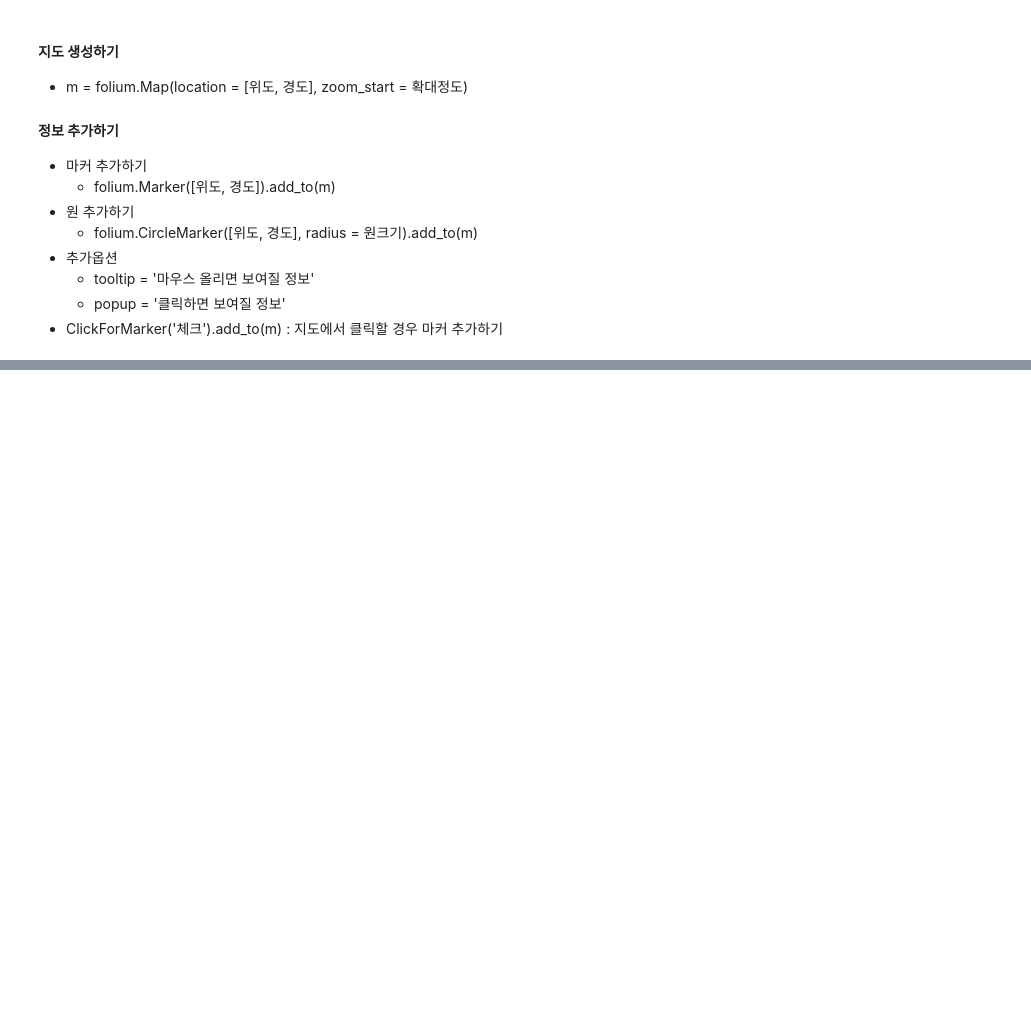
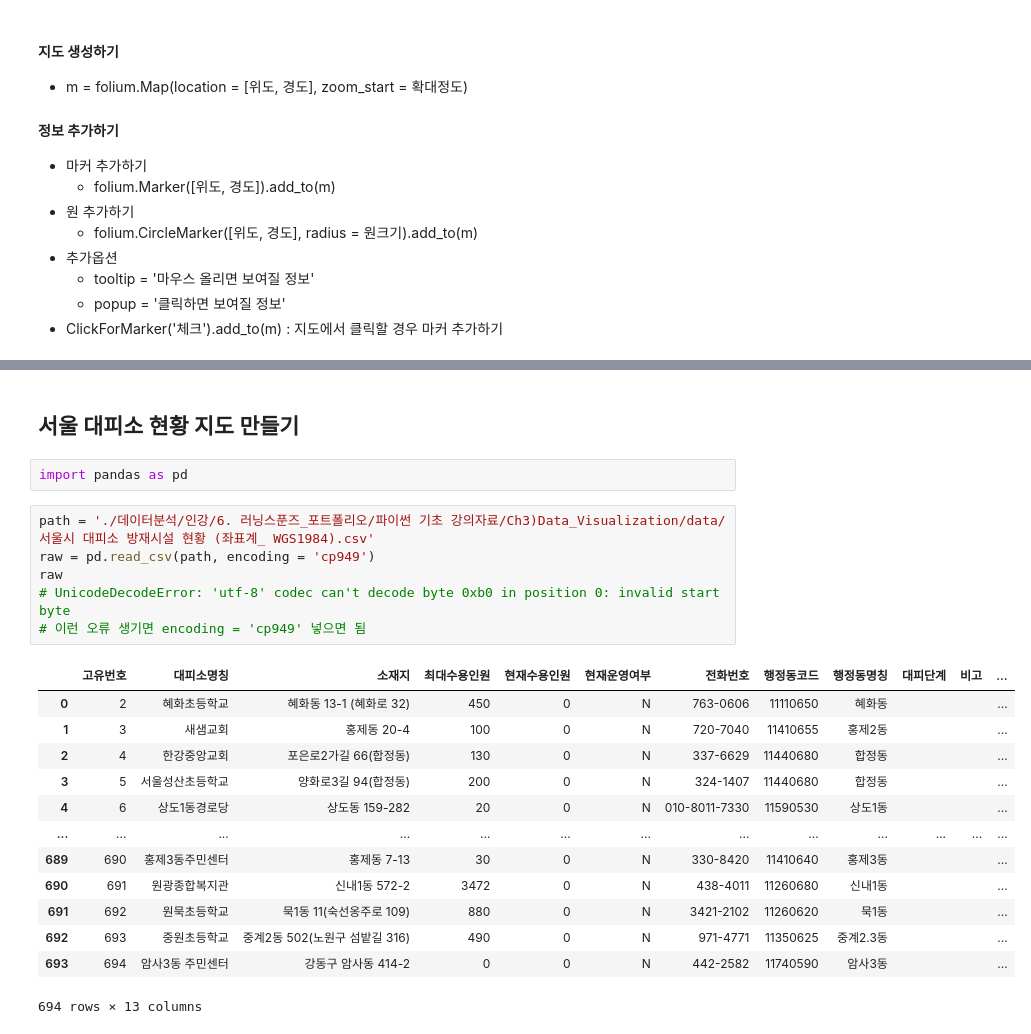
Before and after one commit to psuny1116/python-, a Jupyter notebook: Geo_visualization.ipynb, the cells around one changed output, grey strips where cells are left out. Saved outputs shown, nothing was run; the diff lists cells and outputs as text; blank space fills up the shorter version.

```diff
--- a/Geo_visualization.ipynb
+++ b/Geo_visualization.ipynb
@@ -65,0 +89,24 @@ m
+# %% [markdown]
+## 서울 대피소 현황 지도 만들기
+# %%
+import pandas as pd
+# %%
+path = './데이터분석/인강/6. 러닝스푼즈_포트폴리오/파이썬 기초 강의자료/Ch3)Data_Visualization/data/서울시 대피소 방재시설 현황 (좌표계_ WGS1984).csv'
+raw = pd.read_csv(path, encoding = 'cp949')
+raw
+# UnicodeDecodeError: 'utf-8' codec can't decode byte 0xb0 in position 0: invalid start byte
+# 이런 오류 생기면 encoding = 'cp949' 넣으면 됨
+# %% [output]
+|  | 고유번호 | 대피소명칭 | 소재지 | 최대수용인원 | 현재수용인원 | 현재운영여부 | 전화번호 | 행정동코드 | 행정동명칭 | 대피단계 | 비고 | ... |
+| 0 | 2 | 혜화초등학교 | 혜화동 13-1 (혜화로 32) | 450 | 0 | N | 763-0606 | 11110650 | 혜화동 |  |  | ... |
+| 1 | 3 | 새샘교회 | 홍제동 20-4 | 100 | 0 | N | 720-7040 | 11410655 | 홍제2동 |  |  | ... |
+| 2 | 4 | 한강중앙교회 | 포은로2가길 66(합정동) | 130 | 0 | N | 337-6629 | 11440680 | 합정동 |  |  | ... |
+| 3 | 5 | 서울성산초등학교 | 양화로3길 94(합정동) | 200 | 0 | N | 324-1407 | 11440680 | 합정동 |  |  | ... |
+| 4 | 6 | 상도1동경로당 | 상도동 159-282 | 20 | 0 | N | 010-8011-7330 | 11590530 | 상도1동 |  |  | ... |
+| ... | ... | ... | ... | ... | ... | ... | ... | ... | ... | ... | ... | ... |
+| 689 | 690 | 홍제3동주민센터 | 홍제동 7-13 | 30 | 0 | N | 330-8420 | 11410640 | 홍제3동 |  |  | ... |
+| 690 | 691 | 원광종합복지관 | 신내1동 572-2 | 3472 | 0 | N | 438-4011 | 11260680 | 신내1동 |  |  | ... |
+| 691 | 692 | 원묵초등학교 | 묵1동 11(숙선옹주로 109) | 880 | 0 | N | 3421-2102 | 11260620 | 묵1동 |  |  | ... |
+| 692 | 693 | 중원초등학교 | 중계2동 502(노원구 섬밭길 316) | 490 | 0 | N | 971-4771 | 11350625 | 중계2.3동 |  |  | ... |
+| 693 | 694 | 암사3동 주민센터 | 강동구 암사동 414-2 | 0 | 0 | N | 442-2582 | 11740590 | 암사3동 |  |  | ... |
+694 rows × 13 columns
```
Also changed, not shown: parts of 17 cells of this notebook.
